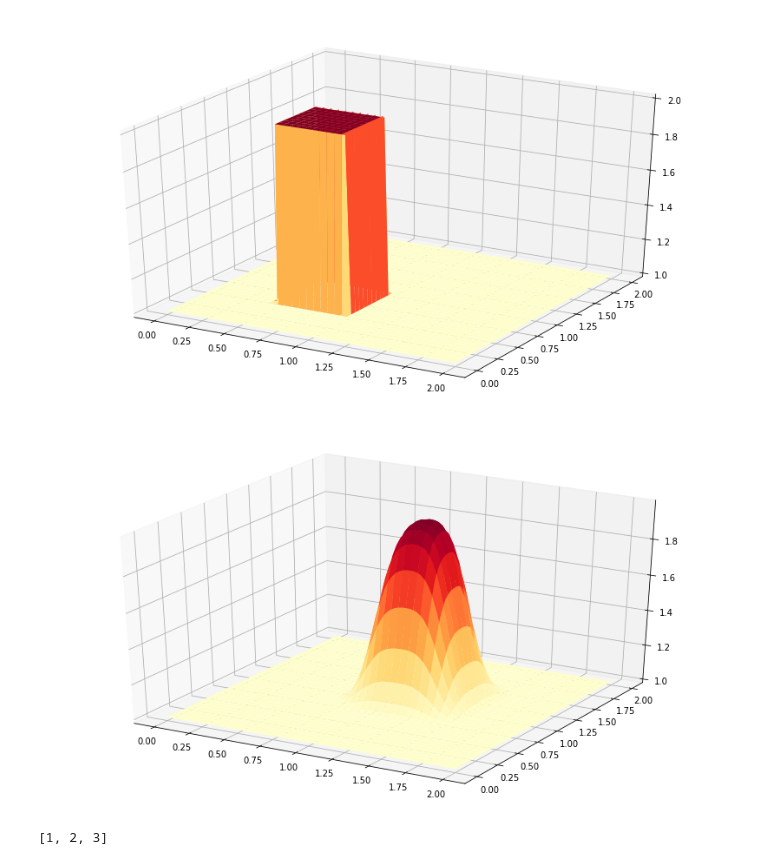
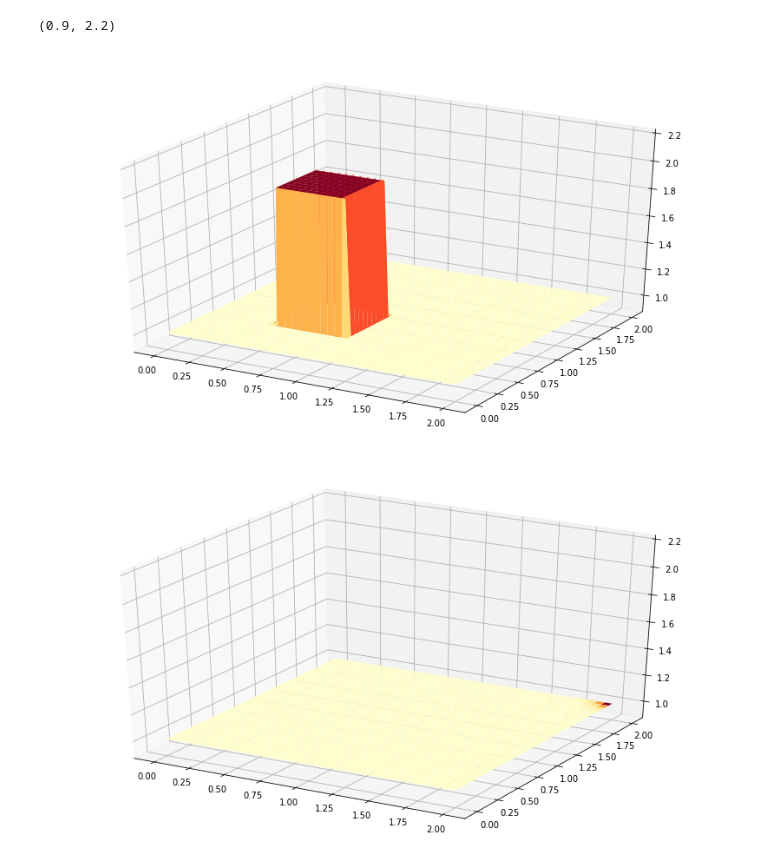
Before and after one commit to bharath-kamath705/CFD, a Jupyter notebook: 2D_Linear_Convection.ipynb, the cells around one changed output. Saved outputs shown, nothing was run; the diff lists cells and outputs as text; code cells hidden in the pictures.

```diff
--- a/2D_Linear_Convection.ipynb
+++ b/2D_Linear_Convection.ipynb
@@ -3,6 +3,8 @@
 import numpy as np
 from matplotlib import pyplot as plt
 from mpl_toolkits import mplot3d
+from matplotlib import animation
+from IPython.display import Video
 
 # convection speed
 c = 1
@@ -14,7 +16,7 @@ y_start, y_end = 0, 2
 # number of grid points
 nodes_x = 81
 nodes_y = 81
-steps_t = 81
+steps_t = 400
 
 # CFL number
 cfl = 0.2
@@ -24,43 +26,49 @@ dx = (x_end - x_start)/(nodes_x - 1)
 dy = (y_end - y_start)/(nodes_y - 1)
 
 # generate grid
 x = np.linspace(x_start, x_end, nodes_x)
 y = np.linspace(x_start, x_end, nodes_y)
 X, Y = np.meshgrid(x, y)
 
 # initialize solution matrix
 U1 = np.ones(np.shape(X)) # at time step n
 U2 = U1   # at time step n+1
 
+# set up matrix to store full solution
+dim = list(np.shape(X))
+dim.append(steps_t)
+U = np.ones(dim)
+
+
 # set initial conditions
 U1[np.int(0.5/dx):np.int(1/dx), np.int(0.5/dy):np.int(1/dy)] = 2
 U0 = U1
-
-# plot initial conditions
-fig0  = plt.figure(figsize=[14, 8])
-ax0   = fig0.add_subplot(1,1,1, projection='3d')
-surf0 = ax0.plot_surface(X, Y, U0, cmap='YlOrRd')
+U[:,:,0] = U0
 
 # grab number of rows and columns
 rows, cols = U1.shape
+
+# set-up for transient plot animation
+fig  = plt.figure(figsize=[14, 8])
+ax   = fig.add_subplot(1,1,1, projection='3d')
+ax.set_zlim(0.9, 2.2)
+surf = ax.plot_surface(X, Y, U2, cmap='YlOrRd')
 
 # solve finite difference equations
 for n in range(1, steps_t):
     U2 = U1
     U2[1:, 1:] -= cfl * (U1[1:, 1:] - U1[0:-1, 1:])
     U2[1:, 1:] -= cfl * (U1[1:, 1:] - U1[1:, 0:-1])
     U1 = U2
+    U[:, :, n] = U2
 
 
 # plot initial conditions
 fig0  = plt.figure(figsize=[14, 8])
 ax0   = fig0.add_subplot(1,1,1, projection='3d')
-surf0 = ax0.plot_surface(X, Y, U2, cmap='YlOrRd')
+surf0 = ax0.plot_surface(X, Y, U[:,:,steps_t-1], cmap='YlOrRd')
+ax0.set_zlim(0.9, 2.2)
 # %% [output]
+(0.9, 2.2)
-[figure, old version]
+[figure, new version]
-[figure, old version]
+[figure, new version]
-# %%
-k = [1, 2, 3, 4]
-k[0:-1]
-# %% [output]
-[1, 2, 3]
```
Also changed, not shown: parts of 4 cells of this notebook.
